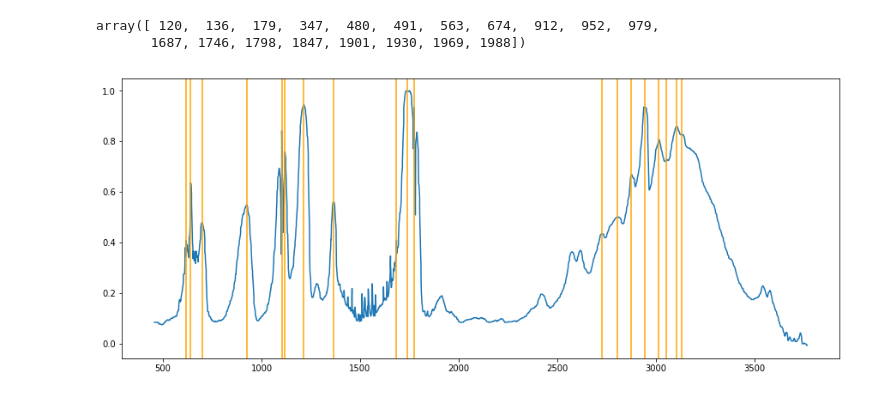
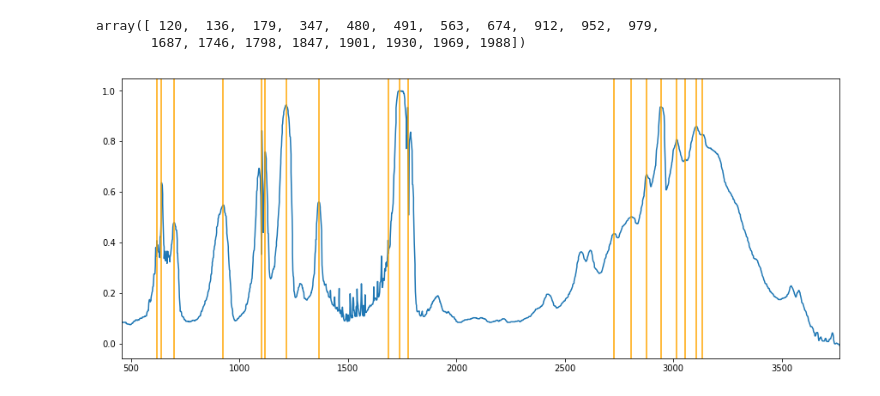
Before and after one commit to raman-noodles/Raman-noodles, a Jupyter notebook: Explore_Dev/Raman_dev2.ipynb, the cells around one changed output. Drawn from its saved outputs; the diff is of its cells as text; code cells hidden in the pictures.

```diff
--- a/Explore_Dev/Raman_dev2.ipynb
+++ b/Explore_Dev/Raman_dev2.ipynb
@@ -27,16 +24,17 @@ data = shoyu_data_dict['FORMIC ACID']
 # %%
 indexes = peakutils.indexes(data['y'], thres=0.4, min_dist=10)
 
 
 plt.figure(figsize=(15,6))
 plt.plot(data['x'], data['y'])
+plt.xlim(min(data['x']), max(data['x']))
 # plt.plot(data['x'], y2-base)
 
 for i in indexes:
     peak_index = data['x'][i]
     plt.axvline(x=peak_index, color='orange')
 indexes
 # %% [output]
 array([ 120,  136,  179,  347,  480,  491,  563,  674,  912,  952,  979,
        1687, 1746, 1798, 1847, 1901, 1930, 1969, 1988])
-[figure, old version]
+[figure, new version]
```
Also changed, not shown: parts of 1 cell of this notebook.
